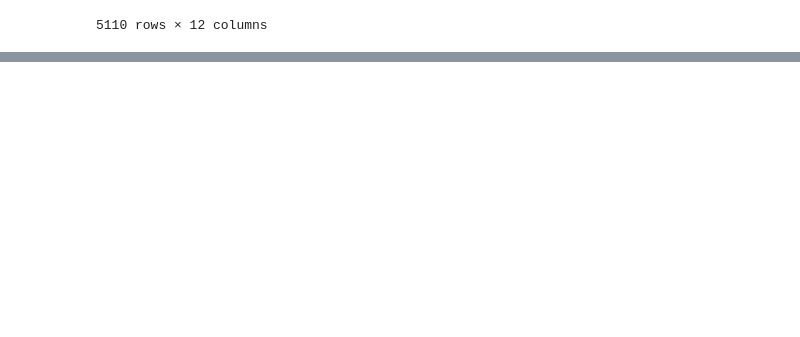
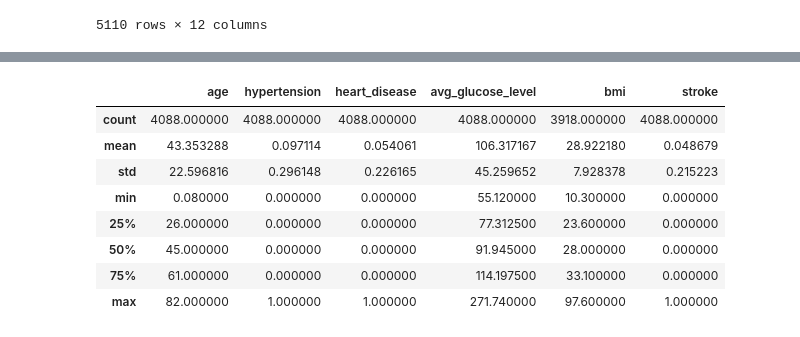
Before and after one commit to databak/brain_stroke_prediction, a Jupyter notebook: notebook/brain_stroke_prediction.ipynb, the cells around one changed output, grey strips where cells are left out. Drawn from its saved outputs; the diff is of its cells as text; code cells hidden in the pictures; blank space fills up the shorter version.

```diff
--- a/notebook/brain_stroke_prediction.ipynb
+++ b/notebook/brain_stroke_prediction.ipynb
@@ -47,0 +125,12 @@ df_info
+# %%
+df_train.describe()
+# %% [output]
+|  | age | hypertension | heart_disease | avg_glucose_level | bmi | stroke |
+| count | 4088.000000 | 4088.000000 | 4088.000000 | 4088.000000 | 3918.000000 | 4088.000000 |
+| mean | 43.353288 | 0.097114 | 0.054061 | 106.317167 | 28.922180 | 0.048679 |
+| std | 22.596816 | 0.296148 | 0.226165 | 45.259652 | 7.928378 | 0.215223 |
+| min | 0.080000 | 0.000000 | 0.000000 | 55.120000 | 10.300000 | 0.000000 |
+| 25% | 26.000000 | 0.000000 | 0.000000 | 77.312500 | 23.600000 | 0.000000 |
+| 50% | 45.000000 | 0.000000 | 0.000000 | 91.945000 | 28.000000 | 0.000000 |
+| 75% | 61.000000 | 0.000000 | 0.000000 | 114.197500 | 33.100000 | 0.000000 |
+| max | 82.000000 | 1.000000 | 1.000000 | 271.740000 | 97.600000 | 1.000000 |
```
Also changed, not shown: parts of 18 cells of this notebook.
